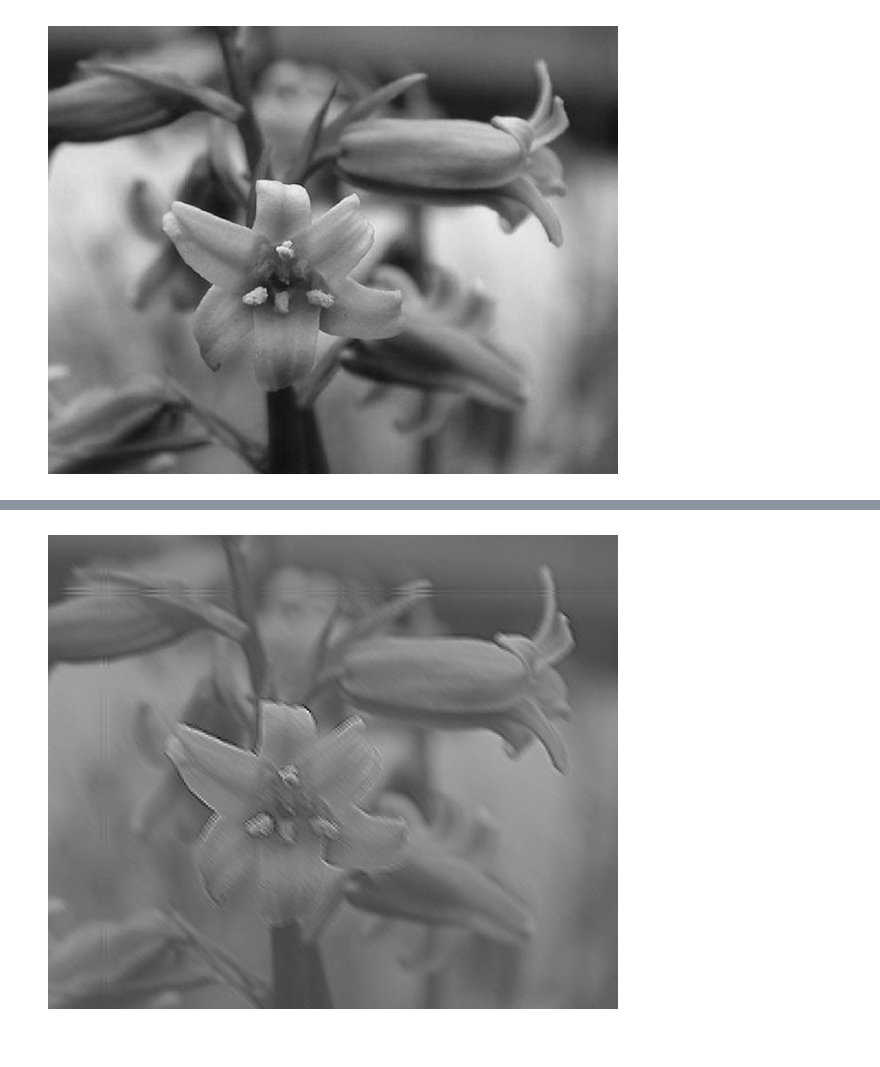
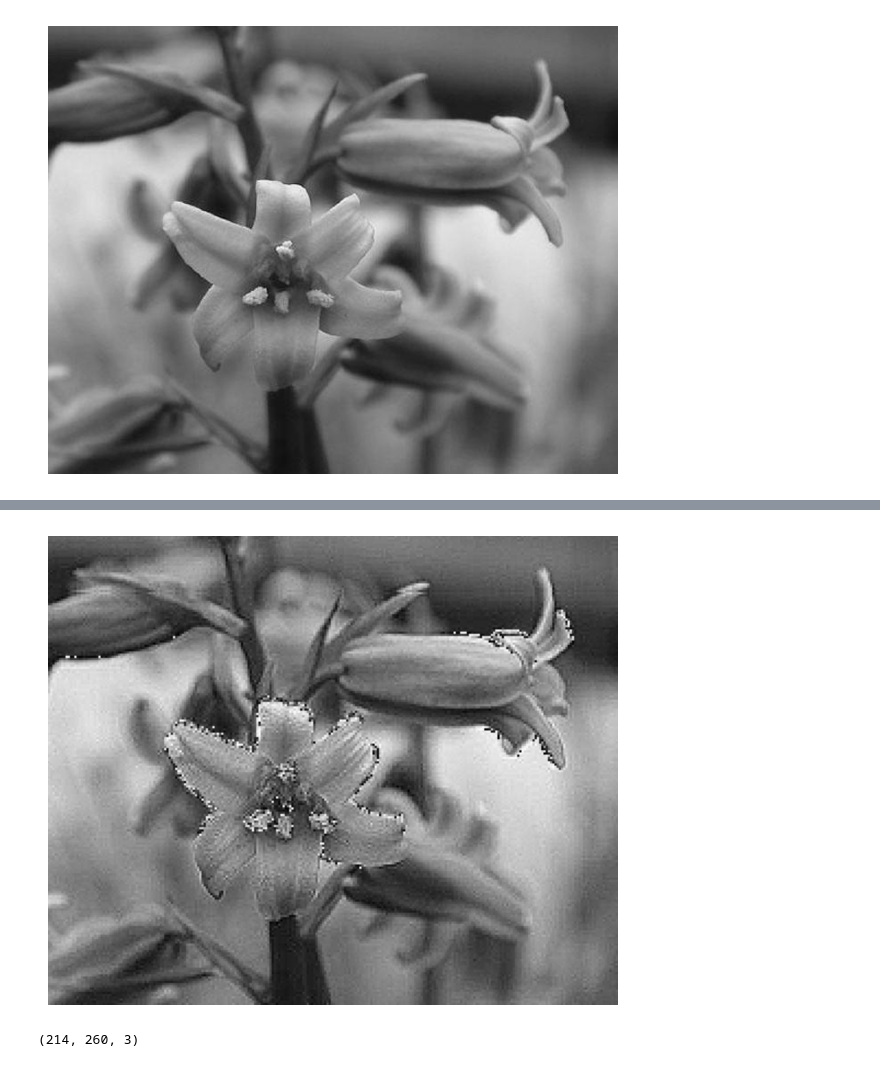
Before and after one commit to amirho3einsedaghati/pyimkernel, a Jupyter notebook: examples/Image Kernels.ipynb, the cells around one changed output, grey strips where cells are left out. Drawn from its saved outputs; the diff is of its cells as text; code cells hidden in the pictures.

```diff
--- a/examples/Image Kernels.ipynb
+++ b/examples/Image Kernels.ipynb
@@ -54,6 +54,6 @@ imkernel.imshow(cv2.cvtColor(image1, cv2.COLOR_BGRA2GRAY), cmap='gray', figsize=
 # %% [output]
 [figure]
 # %%
-blurred_image = imkernel.apply_filter_on_color_img(image1, kernel_name='motion blur', with_resize=True)
-imkernel.imshow(image=blurred_image, figsize=(6, 6), cmap=plt.cm.gray)
+blurred_image = imkernel.apply_filter_on_color_img(image1, kernel_name='box blur', with_resize=True, dsize=(100, 100))
+imkernel.imshow(image=blurred_image)
 # %% [output]
@@ -65,5 +65,9 @@ blurred_image.shape # a grayscale image
 # %%
-imkernel.imshow(image=imkernel.apply_filter_on_gray_img(blurred_image, kernel_name='sharpen'),
-                figsize=(6, 6), cmap=plt.cm.gray)
+sharpened_image = imkernel.apply_filter_on_color_img(image1, kernel_name='sharpen', with_resize=True)
+imkernel.imshow(image=sharpened_image, figsize=(6, 6))
 # %% [output]
-[figure, old version]
+[figure, new version]
+# %%
+sharpened_image.shape
+# %% [output]
+(214, 260, 3)
```
Also changed, not shown: parts of 3 cells of this notebook.
